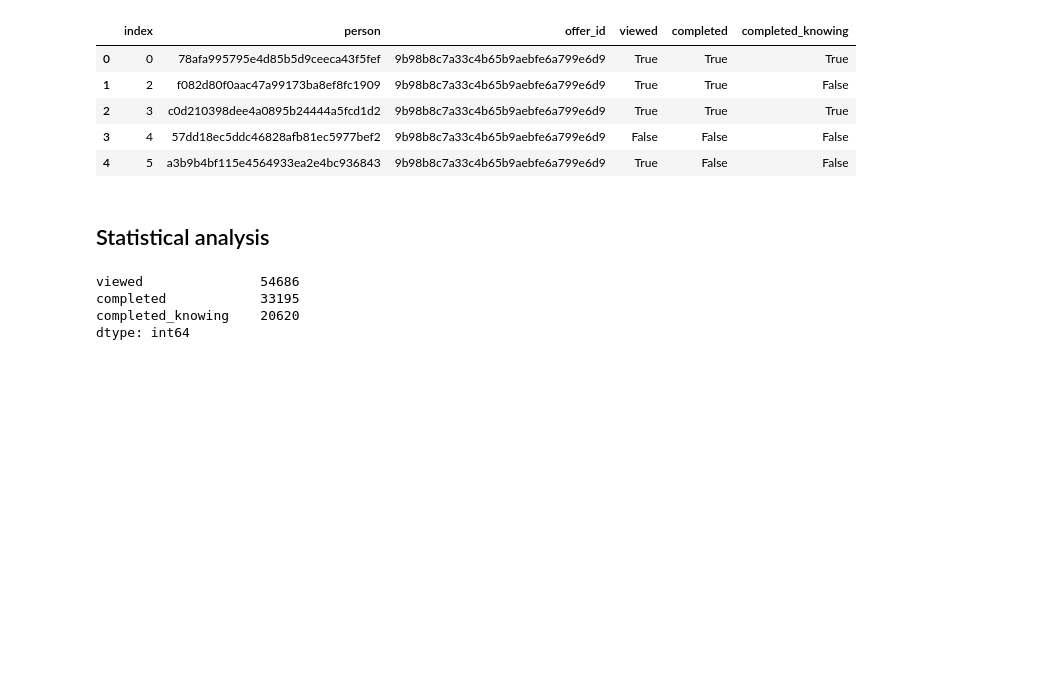
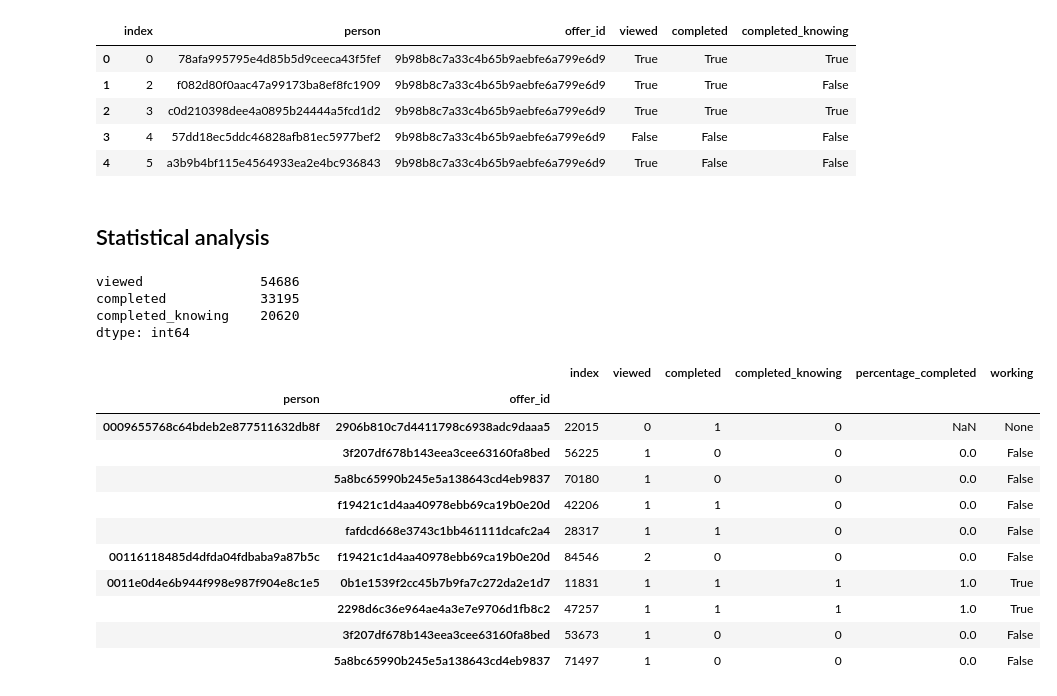
Before and after one commit to Sawy89/dsnd_starbucks_capstone, a Jupyter notebook: Starbucks_Capstone_notebook.ipynb, the cells around one changed output. Saved outputs shown, nothing was run; the diff lists cells and outputs as text; code cells hidden in the pictures; blank space fills up the shorter version.

```diff
--- a/Starbucks_Capstone_notebook.ipynb
+++ b/Starbucks_Capstone_notebook.ipynb
@@ -340,3 +341,25 @@ viewed               54686
 completed            33195
 completed_knowing    20620
 dtype: int64
+# %%
+# Calculate the boolean data for unique person/offer
+offer_bool_grouped = offer_bool.groupby(['person','offer_id']).sum()
+offer_bool_grouped['percentage_completed'] = offer_bool_grouped['completed_knowing'] / offer_bool_grouped['viewed']
+
+offer_bool_grouped['working'] = None
+offer_bool_grouped.loc[offer_bool_grouped['percentage_completed']>=0.5,'working'] = True
+offer_bool_grouped.loc[offer_bool_grouped['percentage_completed']<0.5,'working'] = False
+offer_bool_grouped.head(10)
+# %% [output]
+|  |  | index | viewed | completed | completed_knowing | percentage_completed | working |
+| person | offer_id |  |  |  |  |  |  |
+| 0009655768c64bdeb2e877511632db8f | 2906b810c7d4411798c6938adc9daaa5 | 22015 | 0 | 1 | 0 | NaN | None |
+|  | 3f207df678b143eea3cee63160fa8bed | 56225 | 1 | 0 | 0 | 0.0 | False |
+|  | 5a8bc65990b245e5a138643cd4eb9837 | 70180 | 1 | 0 | 0 | 0.0 | False |
+|  | f19421c1d4aa40978ebb69ca19b0e20d | 42206 | 1 | 1 | 0 | 0.0 | False |
+|  | fafdcd668e3743c1bb461111dcafc2a4 | 28317 | 1 | 1 | 0 | 0.0 | False |
+| 00116118485d4dfda04fdbaba9a87b5c | f19421c1d4aa40978ebb69ca19b0e20d | 84546 | 2 | 0 | 0 | 0.0 | False |
+| 0011e0d4e6b944f998e987f904e8c1e5 | 0b1e1539f2cc45b7b9fa7c272da2e1d7 | 11831 | 1 | 1 | 1 | 1.0 | True |
+|  | 2298d6c36e964ae4a3e7e9706d1fb8c2 | 47257 | 1 | 1 | 1 | 1.0 | True |
+|  | 3f207df678b143eea3cee63160fa8bed | 53673 | 1 | 0 | 0 | 0.0 | False |
+|  | 5a8bc65990b245e5a138643cd4eb9837 | 71497 | 1 | 0 | 0 | 0.0 | False |
```
Also changed, not shown: parts of 2 cells of this notebook.
